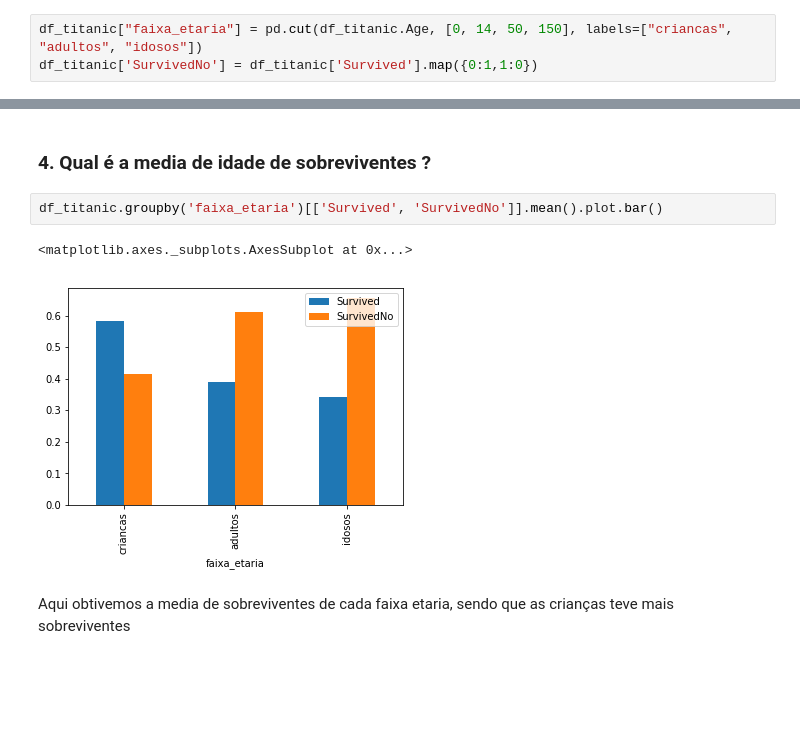
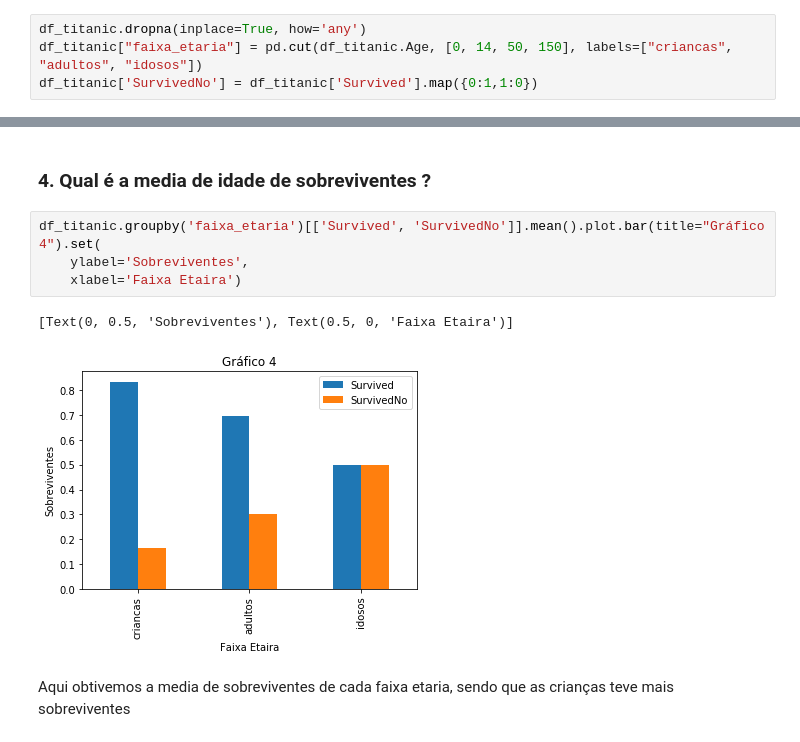
Before and after one commit to ronan-hilario96/kaggle-titanic, a Jupyter notebook: Titanic.ipynb, the cells around one changed output, grey strips where cells are left out. Cells and saved outputs as stored; diff of their text form; blank space fills up the shorter version.

```diff
--- a/Titanic.ipynb
+++ b/Titanic.ipynb
@@ -43,5 +44,6 @@ Explique por que dessa pergunta, o que motivou ela.
 - Definindo uma coluna de não sobreviventes
 # %%
+df_titanic.dropna(inplace=True, how='any')
 df_titanic["faixa_etaria"] = pd.cut(df_titanic.Age, [0, 14, 50, 150], labels=["criancas", "adultos", "idosos"])
 df_titanic['SurvivedNo'] = df_titanic['Survived'].map({0:1,1:0})
 # %% [markdown]
@@ -82,10 +104,12 @@ Neste gráfico observamos que ouve que existe os dois extremos de mulhetes que s
 # %% [markdown]
 ### 4. Qual é a media de idade de sobreviventes ?
 # %%
-df_titanic.groupby('faixa_etaria')[['Survived', 'SurvivedNo']].mean().plot.bar()
+df_titanic.groupby('faixa_etaria')[['Survived', 'SurvivedNo']].mean().plot.bar(title="Gráfico 4").set(
+    ylabel='Sobreviventes',
+    xlabel='Faixa Etaira')
 # %% [output]
-<matplotlib.axes._subplots.AxesSubplot at 0x...>
+[Text(0, 0.5, 'Sobreviventes'), Text(0.5, 0, 'Faixa Etaira')]
-[figure, old version]
+[figure, new version]
 # %% [markdown]
 Aqui obtivemos a media de sobreviventes de cada faixa etaria, sendo que as crianças teve mais sobreviventes
 # %% [markdown]
```
Also changed, not shown: parts of 10 cells of this notebook.
